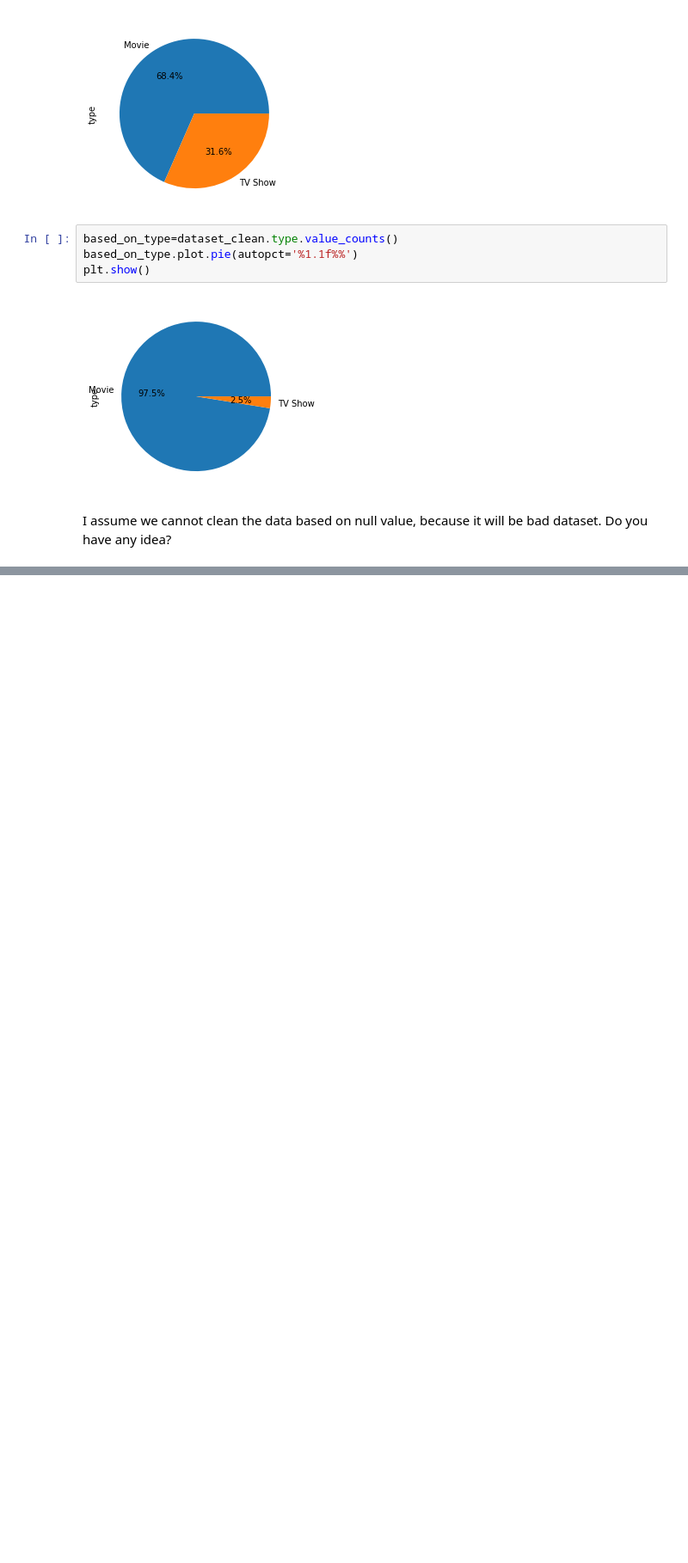
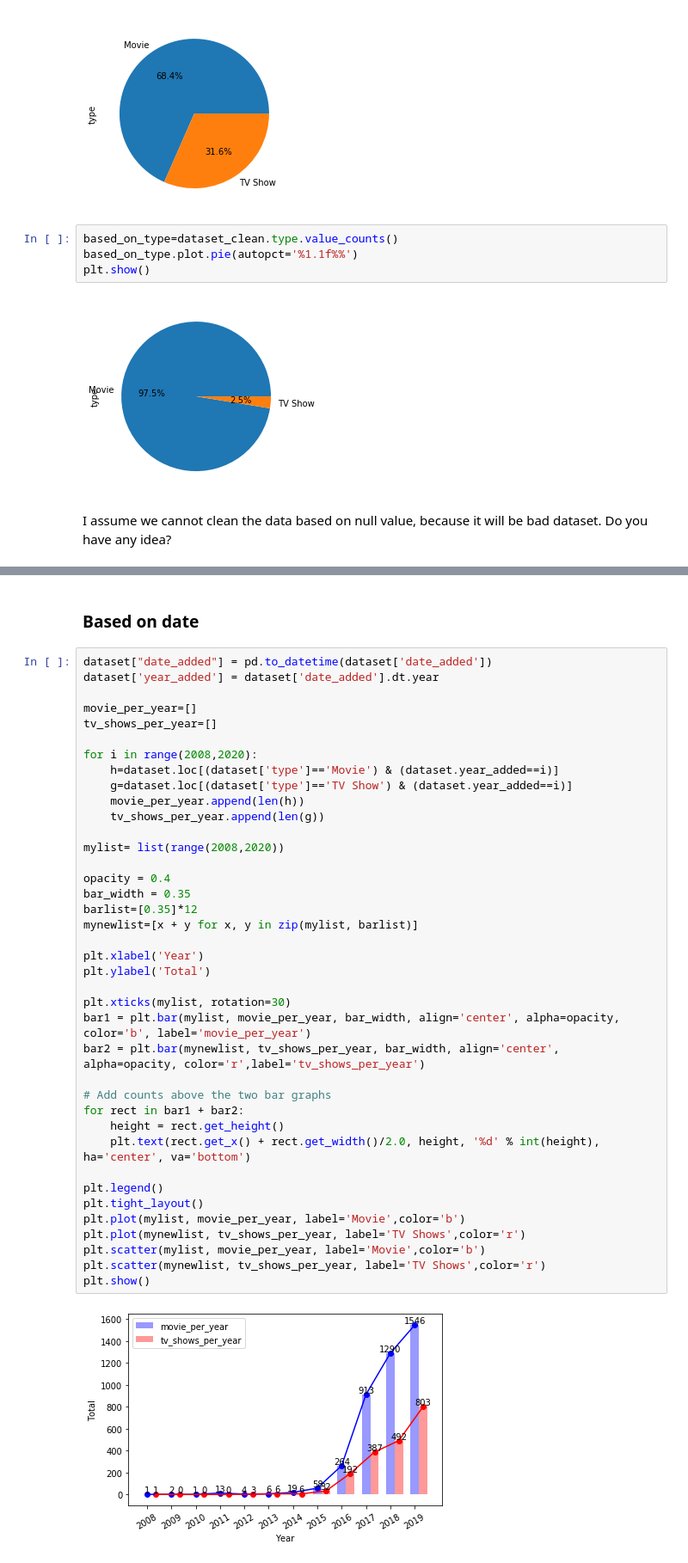
Before and after one commit to MohammadFebriyanto/Bangkit_Project, a Jupyter notebook: NetflixBangkit.ipynb, the cells around one changed output, grey strips where cells are left out. Shown at 86% size. Saved outputs shown, nothing was run; the diff lists cells and outputs as text; blank space fills up the shorter version.

```diff
--- a/NetflixBangkit.ipynb
+++ b/NetflixBangkit.ipynb
@@ -89,0 +128,43 @@ I assume we cannot clean the data based on null value, because it will be bad da
+# %% [markdown]
+### Based on date
+# %%
+dataset["date_added"] = pd.to_datetime(dataset['date_added'])
+dataset['year_added'] = dataset['date_added'].dt.year
+
+movie_per_year=[]
+tv_shows_per_year=[]
+
+for i in range(2008,2020):
+    h=dataset.loc[(dataset['type']=='Movie') & (dataset.year_added==i)]
+    g=dataset.loc[(dataset['type']=='TV Show') & (dataset.year_added==i)]
+    movie_per_year.append(len(h))
+    tv_shows_per_year.append(len(g))
+
+mylist= list(range(2008,2020))
+
+opacity = 0.4
+bar_width = 0.35
+barlist=[0.35]*12
+mynewlist=[x + y for x, y in zip(mylist, barlist)]
+
+plt.xlabel('Year')
+plt.ylabel('Total')
+
+plt.xticks(mylist, rotation=30)
+bar1 = plt.bar(mylist, movie_per_year, bar_width, align='center', alpha=opacity, color='b', label='movie_per_year')
+bar2 = plt.bar(mynewlist, tv_shows_per_year, bar_width, align='center', alpha=opacity, color='r',label='tv_shows_per_year')
+
+# Add counts above the two bar graphs
+for rect in bar1 + bar2:
+    height = rect.get_height()
+    plt.text(rect.get_x() + rect.get_width()/2.0, height, '%d' % int(height), ha='center', va='bottom')
+
+plt.legend()
+plt.tight_layout()
+plt.plot(mylist, movie_per_year, label='Movie',color='b')
+plt.plot(mynewlist, tv_shows_per_year, label='TV Shows',color='r')
+plt.scatter(mylist, movie_per_year, label='Movie',color='b')
+plt.scatter(mynewlist, tv_shows_per_year, label='TV Shows',color='r')
+plt.show()
+# %% [output]
+[figure, added]
```
Also changed, not shown: parts of 12 cells of this notebook.
